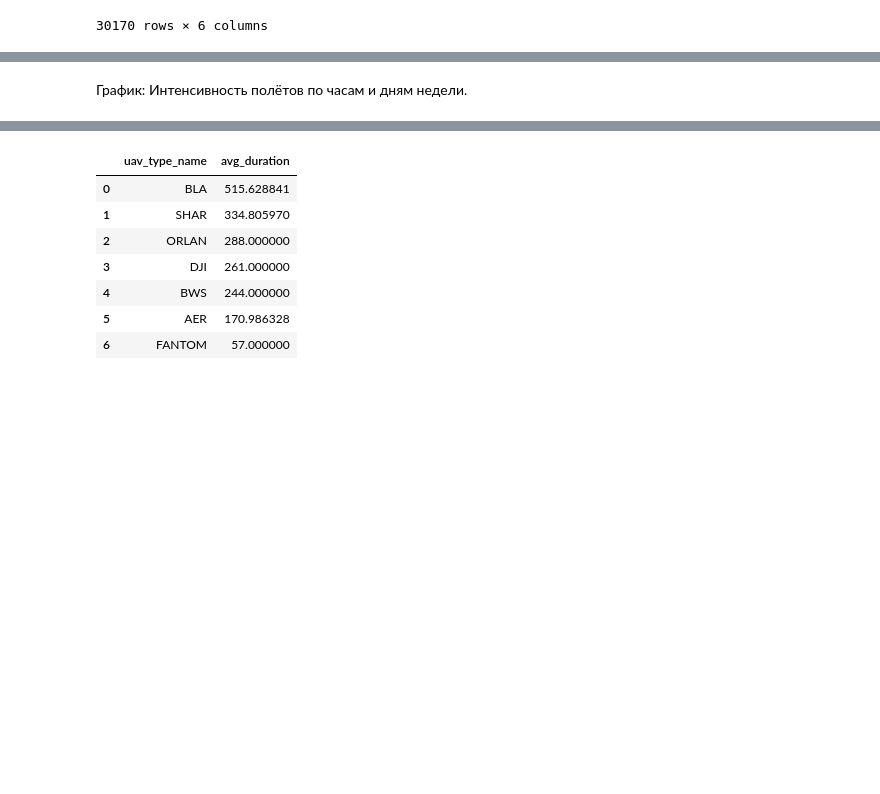
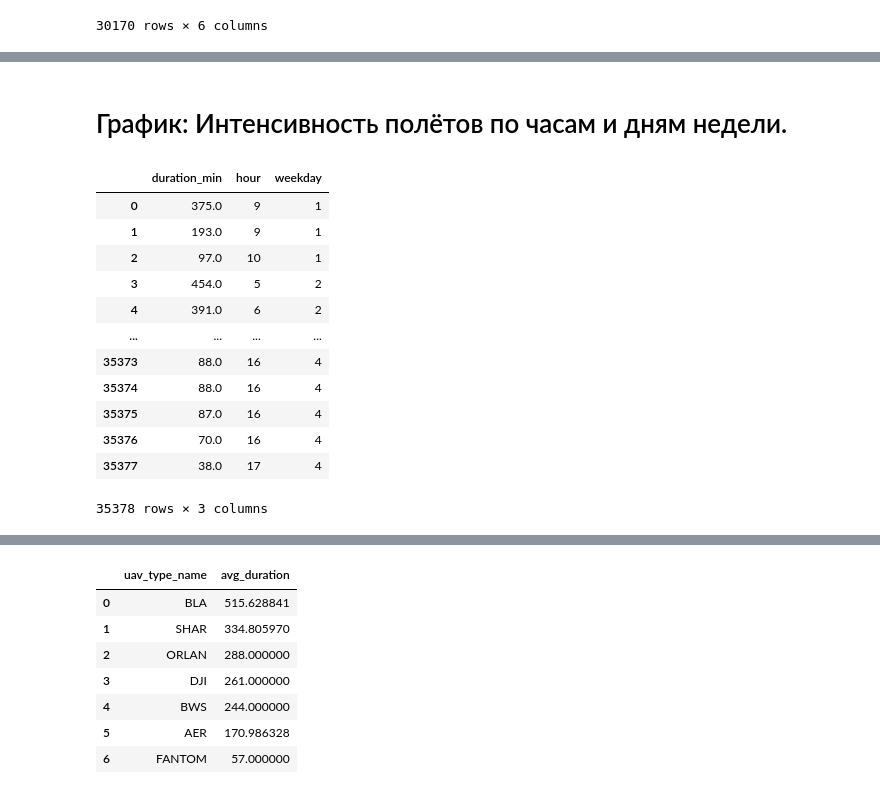
Before and after one commit to ashakaps/DRONES-HACK, a Jupyter notebook: python/graph.ipynb, the cells around one changed output, grey strips where cells are left out. Cells and saved outputs as stored; diff of their text form; code cells hidden in the pictures; blank space fills up the shorter version.

```diff
--- a/python/graph.ipynb
+++ b/python/graph.ipynb
@@ -367,5 +843,35 @@ plt.show()
 # %% [markdown]
-График: Интенсивность полётов по часам и дням недели.
+# График: Интенсивность полётов по часам и дням недели.
+# %%
+get_data_from_db(
+    "../datasets/uav_flights.db",
+    f'''
+    SELECT
+        f.duration_min,
+        CAST(strftime('%H', SUBSTR(f.dep_datetime, 21, 27)) AS INTEGER) AS hour,
+        CAST(strftime('%w', SUBSTR(f.dep_datetime, 1, 19)) AS INTEGER) AS weekday
+    FROM flights f
+    WHERE center_id = (
+        SELECT center_id
+        FROM centers
+        WHERE center_name == 'Москва'
+    )
+    '''
+)
+# %% [output]
+|  | duration_min | hour | weekday |
+| 0 | 375.0 | 9 | 1 |
+| 1 | 193.0 | 9 | 1 |
+| 2 | 97.0 | 10 | 1 |
+| 3 | 454.0 | 5 | 2 |
+| 4 | 391.0 | 6 | 2 |
+| ... | ... | ... | ... |
+| 35373 | 88.0 | 16 | 4 |
+| 35374 | 88.0 | 16 | 4 |
+| 35375 | 87.0 | 16 | 4 |
+| 35376 | 70.0 | 16 | 4 |
+| 35377 | 38.0 | 17 | 4 |
+35378 rows × 3 columns
 # %%
 # Тестовый ввод
 CENTER_NAME = "Москва"
```
Also changed, not shown: parts of 24 cells of this notebook.
